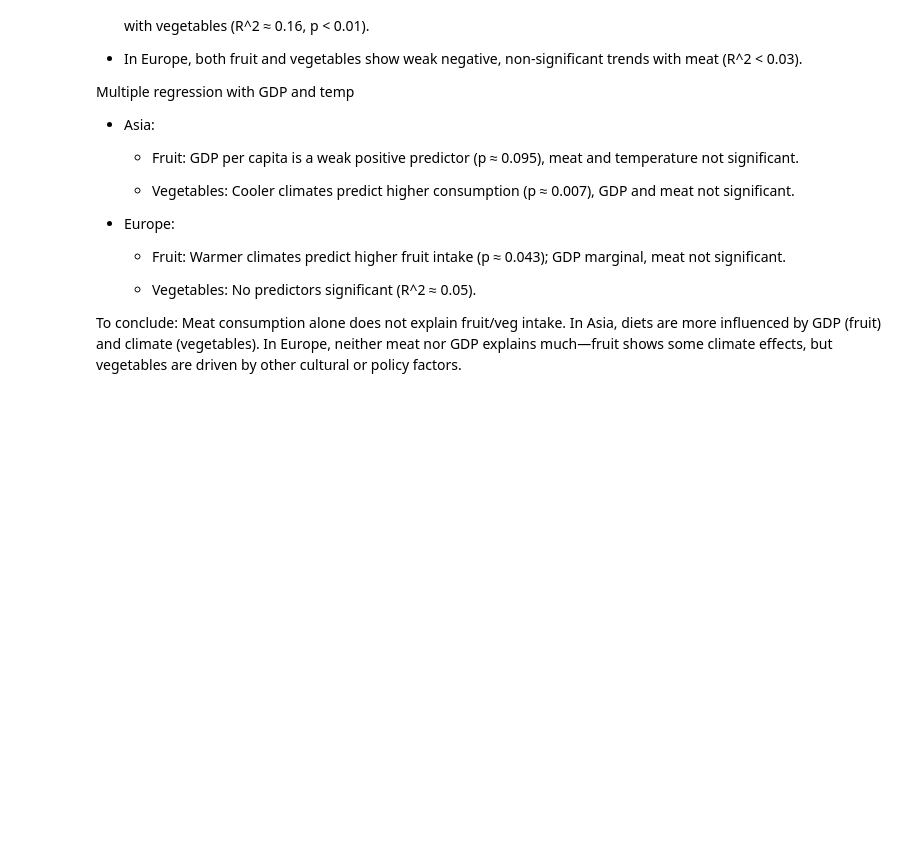
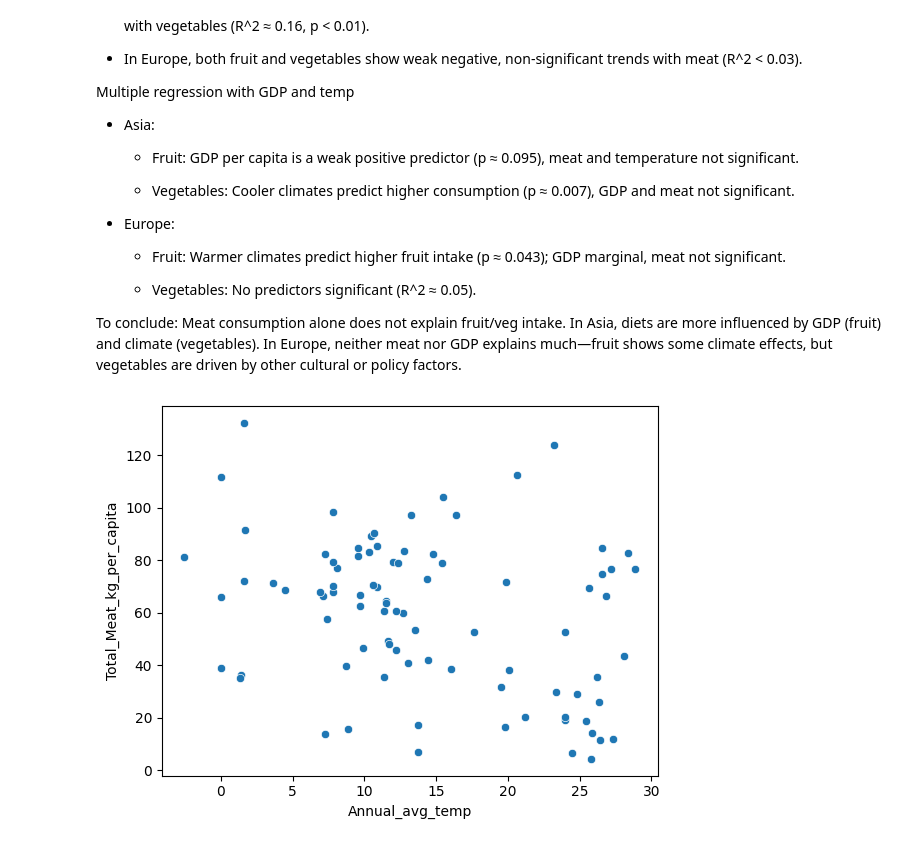
Before and after one commit to Tako870/tddm-ca, a Jupyter notebook: CA.ipynb, the cells around one changed output. Drawn from its saved outputs; the diff is of its cells as text; code cells hidden in the pictures; blank space fills up the shorter version.

Commit message:
Datasets added for more regressors :3

```diff
--- a/CA.ipynb
+++ b/CA.ipynb
@@ -709,3 +716,15 @@ Multiple regression with GDP and temp
 
 To conclude:
 Meat consumption alone does not explain fruit/veg intake. In Asia, diets are more influenced by GDP (fruit) and climate (vegetables). In Europe, neither meat nor GDP explains much—fruit shows some climate effects, but vegetables are driven by other cultural or policy factors.
+# %%
+# import the dataframe fruit meat veg
+# Plot scatterplot of meat and avg temp
+# Plot scatterplot of veg and avg temp
+
+df = pd.read_csv('datasets/merged_meat_fruit_veg.csv')
+
+# ------------------ Scatterplot of temp vs meat consumption ----------------- #
+sns.scatterplot(data = df, x = 'Annual_avg_temp', y = 'Total_Meat_kg_per_capita')
+plt.show()
+# %% [output]
+[figure, added]
```
Also changed, not shown: parts of 9 cells of this notebook, 2 other files.
